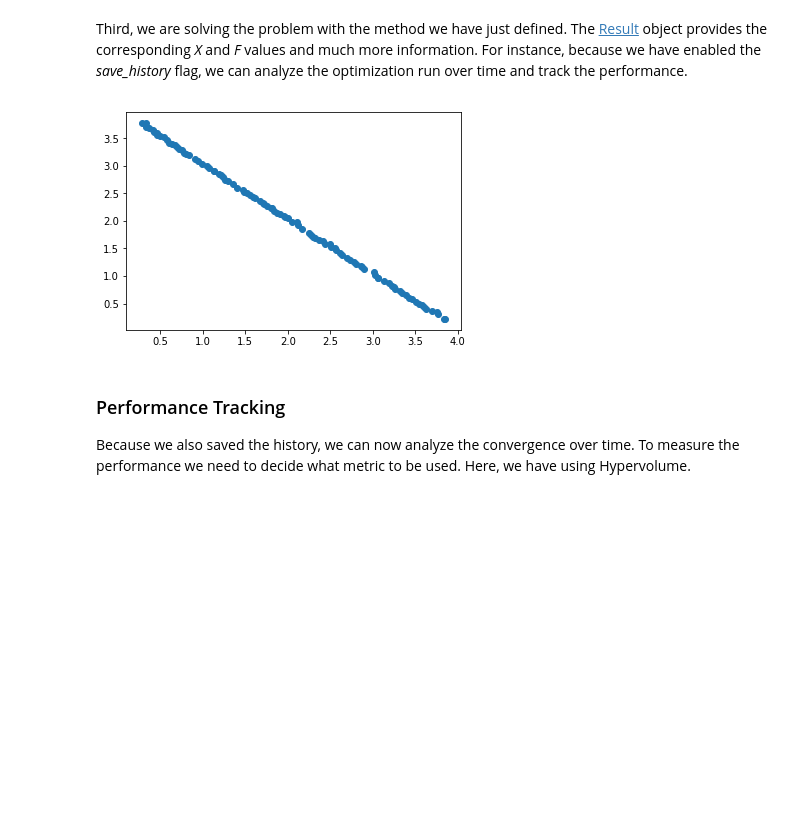
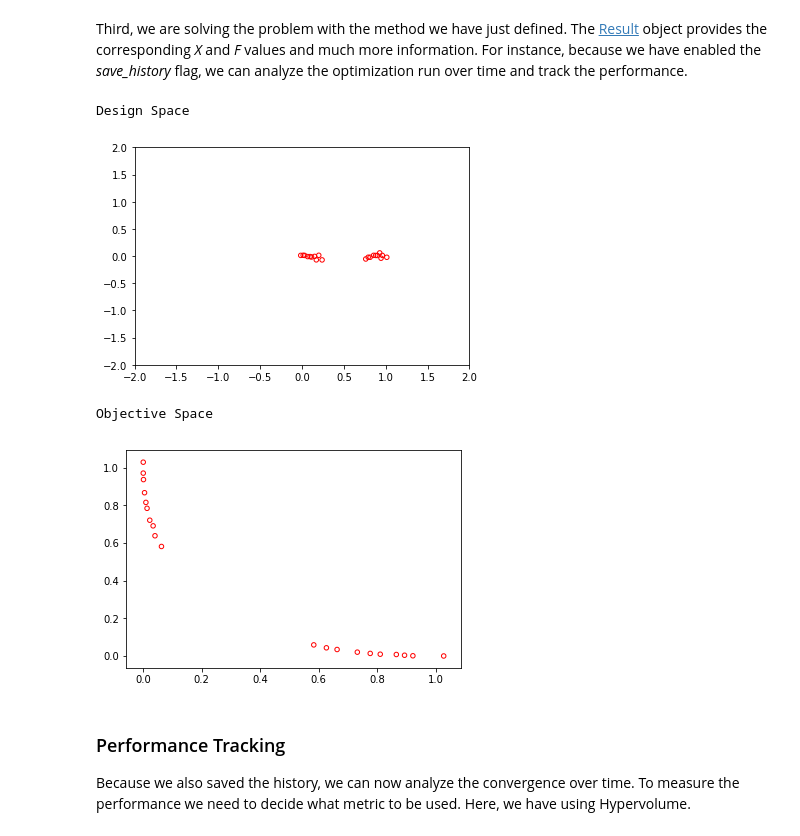
Before and after one commit to anyoptimization/pymoo, a Jupyter notebook: doc/source/getting_started.ipynb, the cells around one changed output. Saved outputs shown, nothing was run; the diff lists cells and outputs as text; code cells hidden in the pictures; blank space fills up the shorter version.

```diff
--- a/doc/source/getting_started.ipynb
+++ b/doc/source/getting_started.ipynb
@@ -32,18 +59,17 @@ from pymop.problem import Problem
 
 class MyProblem(Problem):
 
-    def __init__(self, n_var):
-        super().__init__(n_var=n_var, n_obj=2, n_constr=1,
-                         xl=np.full(n_var, -5), xu=np.full(n_var, 5))
+    def __init__(self):
+        super().__init__(n_var=2, n_obj=2, n_constr=1,
+                         xl=np.array([-2,-2]), xu=np.array([2,2]))
 
     def _evaluate(self, x, out, *args, **kwargs):
-        f1 = np.sqrt(np.sum(np.square(x - 2), axis=1) / self.n_var)
-        f2 = np.sqrt(np.sum(np.square(x + 2), axis=1) / self.n_var)
+        f1 = x[:,0]**2 + x[:,1]**2
+        f2 = (x[:,0]-1)**2 + x[:,1]**2
         out["F"] = np.column_stack([f1, f2])
-        #out["G"] = np.sum(np.square(x), axis=1) / self.n_var - 0.5
-        out["G"] = np.full(len(x), 0)
+        out["G"] = - (x[:,0]**2 - x[:,0] + 3/16)
 
-problem = MyProblem(10)
+problem = MyProblem()
 # %% [markdown]
 ### Initialize an Algorithm
 # %% [markdown]
@@ -51,27 +78,36 @@ Second, an algorithm to solve the problem need to be defined. Depending on the o
 # %%
 from pymoo.factory import get_algorithm
 
-method = get_algorithm("nsga2",
-                      pop_size=100,
-                      elimate_duplicates=True)
+method = get_algorithm("nsga2", pop_size=20)
 # %% [markdown]
 ### Optimize and Visualize
 # %% [markdown]
 Third, we are solving the problem with the method we have just defined. The [Result](/api/model.html#pymoo.model.result.Result) object provides the corresponding *X* and *F* values and much more information. For instance, because we have enabled the *save_history* flag, we can analyze the optimization run over time and track the performance.
 # %%
 from pymoo.optimize import minimize
+import matplotlib.pyplot as plt
 from pymoo.util import plotting
 
 res = minimize(problem,
                method,
-               termination=('n_gen', 150),
+               termination=('n_gen', 20),
                seed=1,
                save_history=True,
                disp=False)
 
-plotting.plot(res.F)
+print("\nDesign Space")
+plotting.plot(res.X, show=False, no_fill=True)
+plt.ylim(-2, 2)
+plt.xlim(-2, 2)
+plt.show()
+
+print("\nObjective Space")
+plotting.plot(res.F, no_fill=True)
 # %% [output]
+Design Space
-[figure, old version]
+[figure, new version]
+Objective Space
+[figure, added]
 # %% [markdown]
 ### Performance Tracking
 
```
Also changed, not shown: parts of 7 cells of this notebook, 33 other files.
